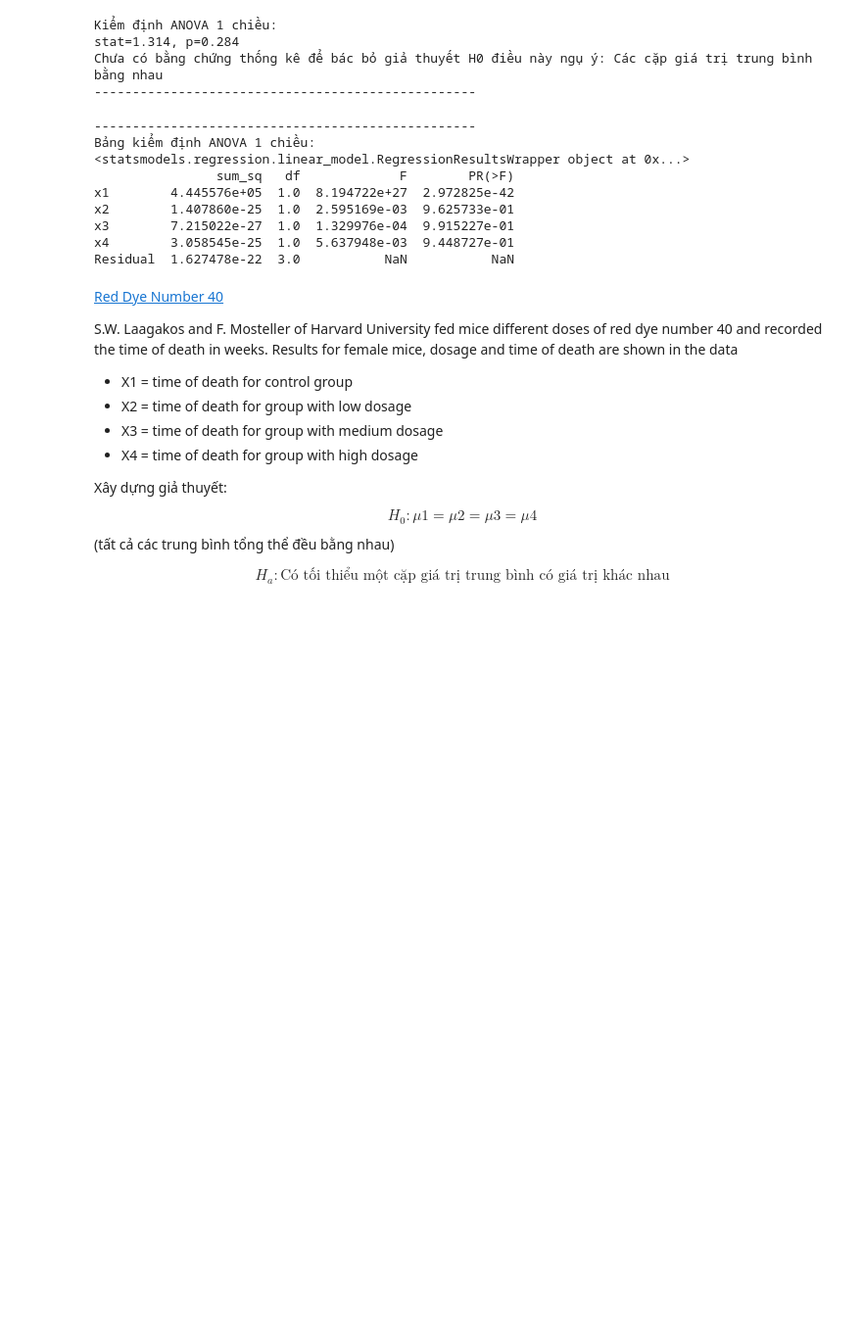
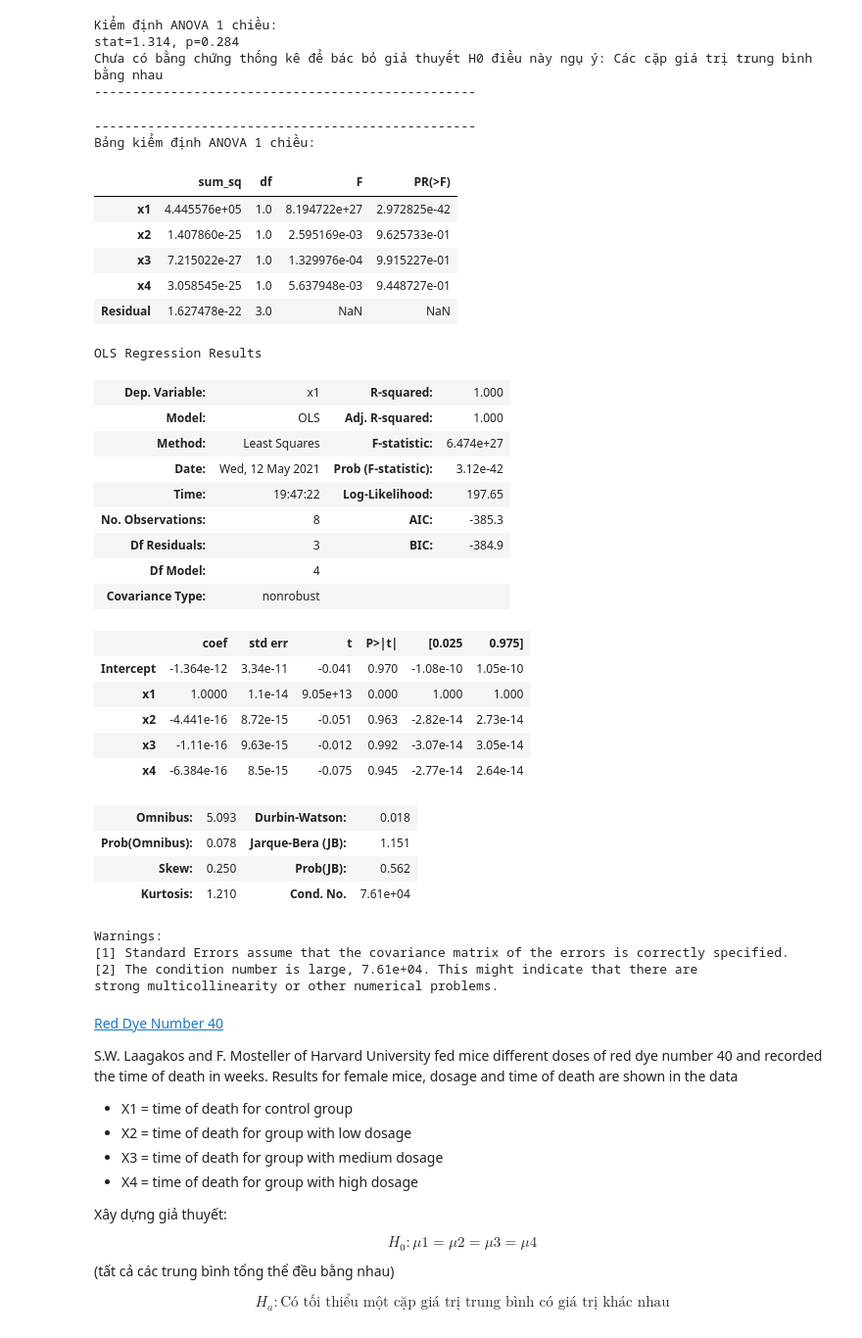
Before and after one commit to congltk1234/NhapMonKHDL, a Jupyter notebook: ANOVAoneway/bai_tap_phan_tich_anova_1_chieu.ipynb, the cells around one changed output. Shown at 98% size. Drawn from its saved outputs; the diff is of its cells as text; code cells hidden in the pictures; blank space fills up the shorter version.

```diff
--- a/ANOVAoneway/bai_tap_phan_tich_anova_1_chieu.ipynb
+++ b/ANOVAoneway/bai_tap_phan_tich_anova_1_chieu.ipynb
@@ -243,19 +243,44 @@ print('-'*50)
 print('Bảng kiểm định ANOVA 1 chiều:')
 model = ols('x1 ~ x1 + x2 + x3 + x4',                 # Model formula
             data = df2).fit()
-print(model)
 anova_result = sm.stats.anova_lm(model, typ=2)
-print (anova_result)
+anova_result
 # %% [output]
 --------------------------------------------------
 Bảng kiểm định ANOVA 1 chiều:
-<statsmodels.regression.linear_model.RegressionResultsWrapper object at 0x...>
-                sum_sq   df             F        PR(>F)
-x1        4.445576e+05  1.0  8.194722e+27  2.972825e-42
-x2        1.407860e-25  1.0  2.595169e-03  9.625733e-01
-x3        7.215022e-27  1.0  1.329976e-04  9.915227e-01
-x4        3.058545e-25  1.0  5.637948e-03  9.448727e-01
-Residual  1.627478e-22  3.0           NaN           NaN
+|  | sum_sq | df | F | PR(>F) |
+| x1 | 4.445576e+05 | 1.0 | 8.194722e+27 | 2.972825e-42 |
+| x2 | 1.407860e-25 | 1.0 | 2.595169e-03 | 9.625733e-01 |
+| x3 | 7.215022e-27 | 1.0 | 1.329976e-04 | 9.915227e-01 |
+| x4 | 3.058545e-25 | 1.0 | 5.637948e-03 | 9.448727e-01 |
+| Residual | 1.627478e-22 | 3.0 | NaN | NaN |
+# %%
+model.summary()
+# %% [output]
+OLS Regression Results
+| Dep. Variable: | x1 | R-squared: | 1.000 |
+| Model: | OLS | Adj. R-squared: | 1.000 |
+| Method: | Least Squares | F-statistic: | 6.474e+27 |
+| Date: | Wed, 12 May 2021 | Prob (F-statistic): | 3.12e-42 |
+| Time: | 19:47:22 | Log-Likelihood: | 197.65 |
+| No. Observations: | 8 | AIC: | -385.3 |
+| Df Residuals: | 3 | BIC: | -384.9 |
+| Df Model: | 4 |  |  |
+| Covariance Type: | nonrobust |  |  |
+|  | coef | std err | t | P>|t| | [0.025 | 0.975] |
+| Intercept | -1.364e-12 | 3.34e-11 | -0.041 | 0.970 | -1.08e-10 | 1.05e-10 |
+| x1 | 1.0000 | 1.1e-14 | 9.05e+13 | 0.000 | 1.000 | 1.000 |
+| x2 | -4.441e-16 | 8.72e-15 | -0.051 | 0.963 | -2.82e-14 | 2.73e-14 |
+| x3 | -1.11e-16 | 9.63e-15 | -0.012 | 0.992 | -3.07e-14 | 3.05e-14 |
+| x4 | -6.384e-16 | 8.5e-15 | -0.075 | 0.945 | -2.77e-14 | 2.64e-14 |
+| Omnibus: | 5.093 | Durbin-Watson: | 0.018 |
+| Prob(Omnibus): | 0.078 | Jarque-Bera (JB): | 1.151 |
+| Skew: | 0.250 | Prob(JB): | 0.562 |
+| Kurtosis: | 1.210 | Cond. No. | 7.61e+04 |
+Warnings:
+[1] Standard Errors assume that the covariance matrix of the errors is correctly specified.
+[2] The condition number is large, 7.61e+04. This might indicate that there are
+strong multicollinearity or other numerical problems.
 # %% [markdown]
 [Red Dye Number 40](https://college.cengage.com/mathematics/brase/understandable_statistics/7e/students/datasets/owan/frames/owan03.html)
 
```
